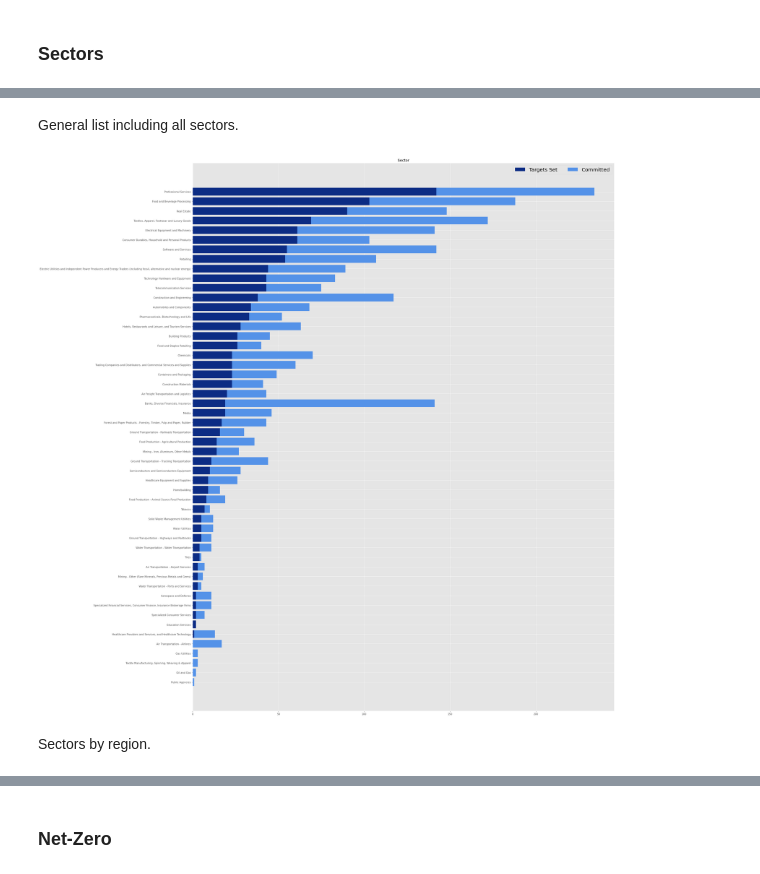
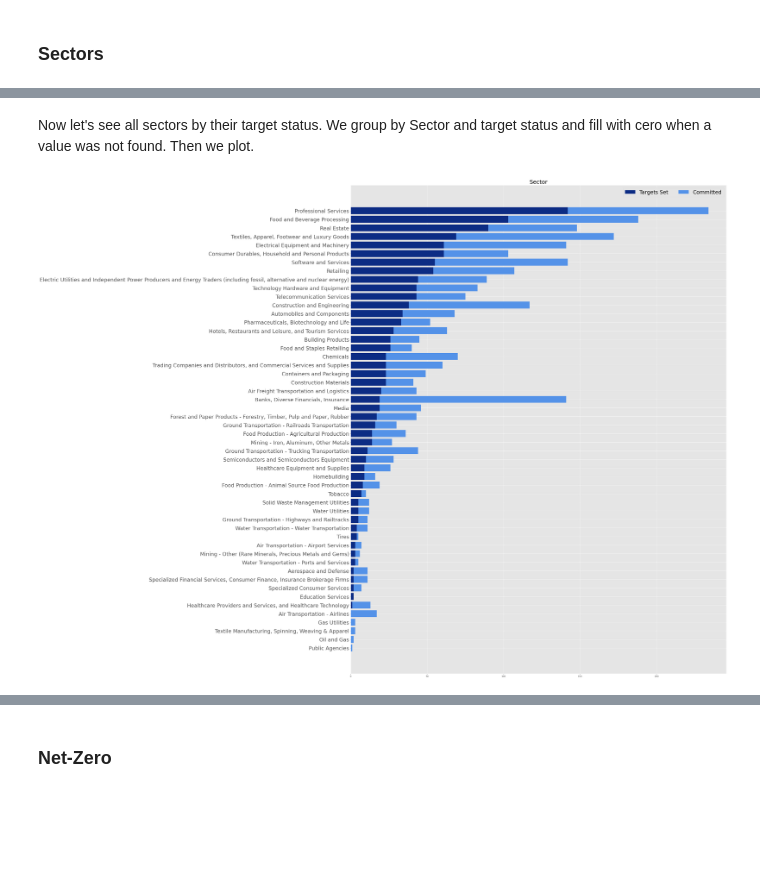
Before and after one commit to isalesp/SBTi, a Jupyter notebook: SBTi.ipynb, the cells around one changed output, grey strips where cells are left out. Drawn from its saved outputs; the diff is of its cells as text; code cells hidden in the pictures; blank space fills up the shorter version.

```diff
--- a/SBTi.ipynb
+++ b/SBTi.ipynb
@@ -438,25 +394,19 @@ Text(0, 0.5, '')
-# %% [markdown]
-General list including all sectors.
+# %% [markdown]
+Now let's see all sectors by their target status. We group by Sector and target status and fill with cero when a value was not found. Then we plot.
 # %%
-st0 = data.groupby(["Sector", "Near term - Target Status"])["Company Name"].count().unstack("Near term - Target Status")
-st0 = st0.rename_axis(None, axis = 1).reset_index().sort_values(by = ["Targets Set", "Committed"], ascending = [False, False])
-st0 = st0.fillna(0)
+st0= data.groupby(['Sector', 'Near term - Target Status'])['Company Name'].count().unstack('Near term - Target Status')
+st0= st0.rename_axis(None, axis= 1).reset_index()
+st0= st0.fillna(0).sort_values(by= ['Targets Set', 'Committed'], ascending= [False, False])
 
-sect = st0["Sector"]
-tagx = st0["Targets Set"]
-cotx = st0["Committed"]
+fig, sectc= plt.subplots(figsize= (30,40))
 
-fig, sectc = plt.subplots(figsize= (30,40))
+sectc.barh(st0['Sector'], st0['Targets Set'], label= 'Targets Set', color= '#0c2c84', align= 'center')
+sectc.barh(st0['Sector'], st0['Committed'], left= st0['Targets Set'], label= 'Committed', color= '#5492E8', align='center')
 
-sectc.barh(sect, tagx, label = "Targets Set", color = "#0c2c84", align='center')
-sectc.barh(sect, cotx, left= tagx, label = "Committed", color = "#5492E8", align='center')
-
-sectc.set_title("Sector")
-sectc.set_ylabel("")
-sectc.legend(loc="upper right", ncol = 2, fontsize= 20)
+sectc.set_title('Sector', fontsize=25)
+sectc.set_ylabel('')
+sectc.set_yticklabels(st0['Sector'], fontsize= 23)
+sectc.legend(loc= 'upper right', ncol= 2, fontsize= 23)
 sectc.invert_yaxis()
-plt.show()
 # %% [output]
-[figure, old version]
+[figure, new version]
-# %% [markdown]
-Sectors by region.
```
Also changed, not shown: parts of 48 cells of this notebook.
